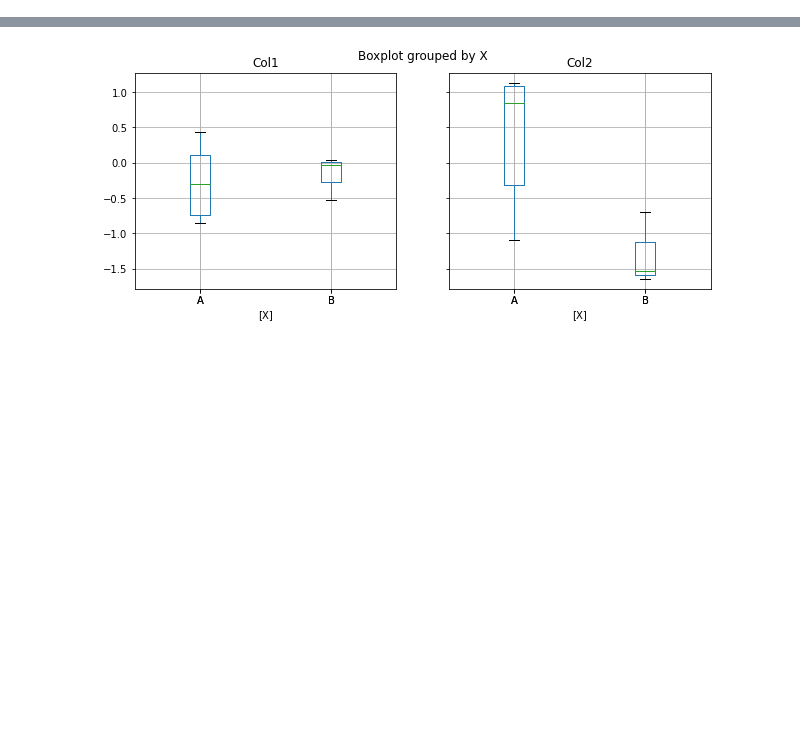
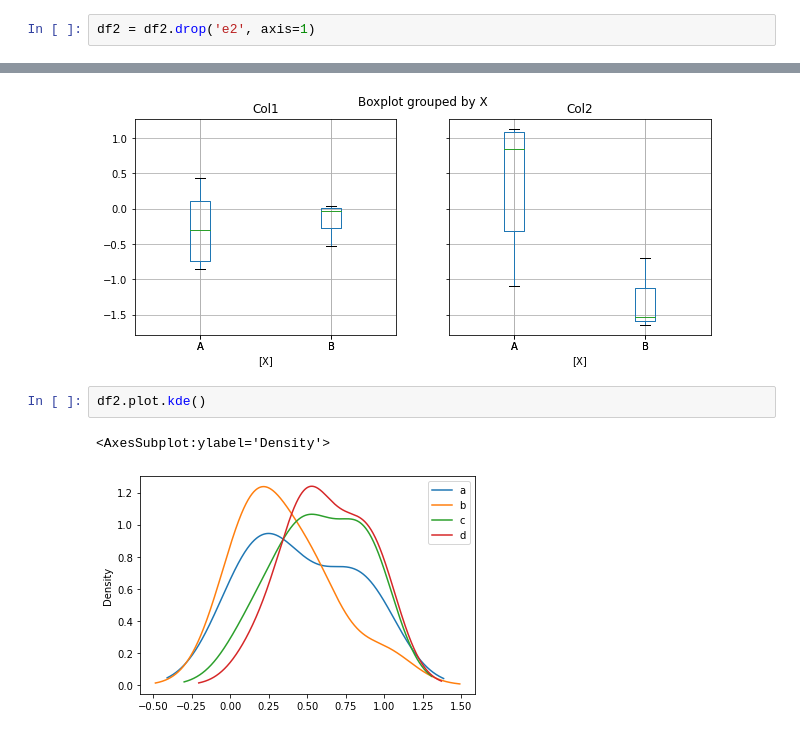
Before and after one commit to luiul/tsa, a Jupyter notebook: course-nb/02-pandas.ipynb, the cells around one changed output, grey strips where cells are left out. Cells and saved outputs as stored; diff of their text form; blank space fills up the shorter version.

```diff
--- a/course-nb/02-pandas.ipynb
+++ b/course-nb/02-pandas.ipynb
@@ -455,3 +450,5 @@ print(df2.head(3))
 print(df2['e'].unique())
 # %% [output]
 ['x' 'y' 'z']
+# %%
+df2 = df2.drop('e2', axis=1)
@@ -488,3 +495,8 @@ df
 boxplot = df.boxplot(by='X', figsize=(10, 4))
 # %% [output]
 [figure]
+# %%
+df2.plot.kde()
+# %% [output]
+<AxesSubplot:ylabel='Density'>
+[figure, added]
```
Also changed, not shown: parts of 10 cells of this notebook, 2 other files.
